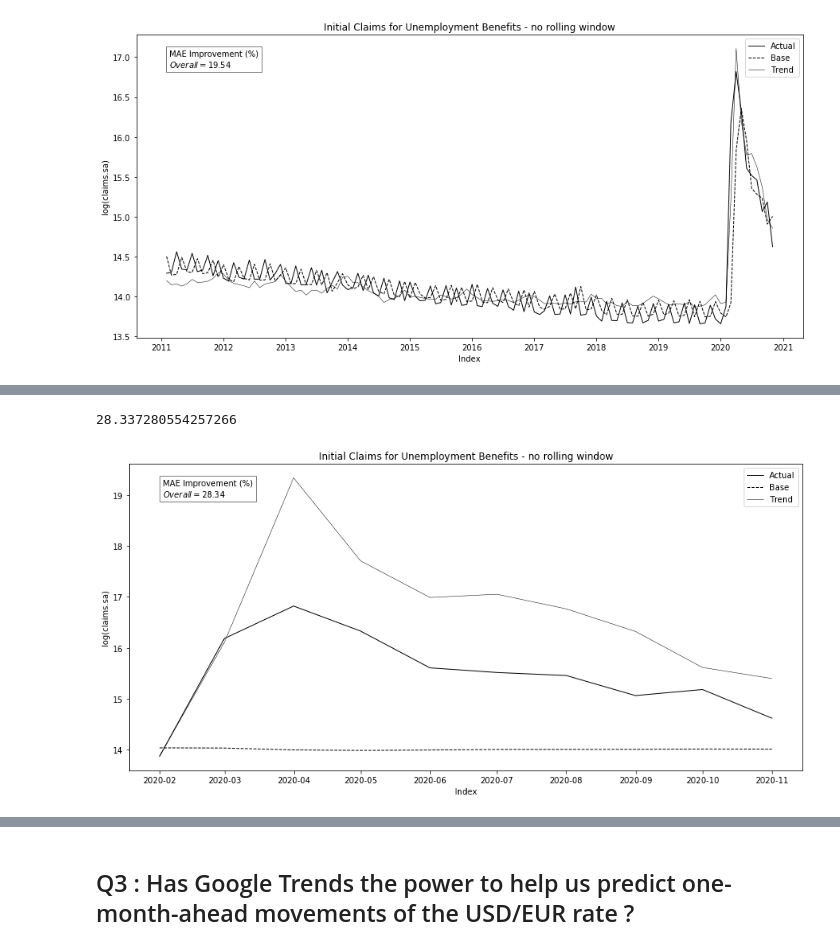
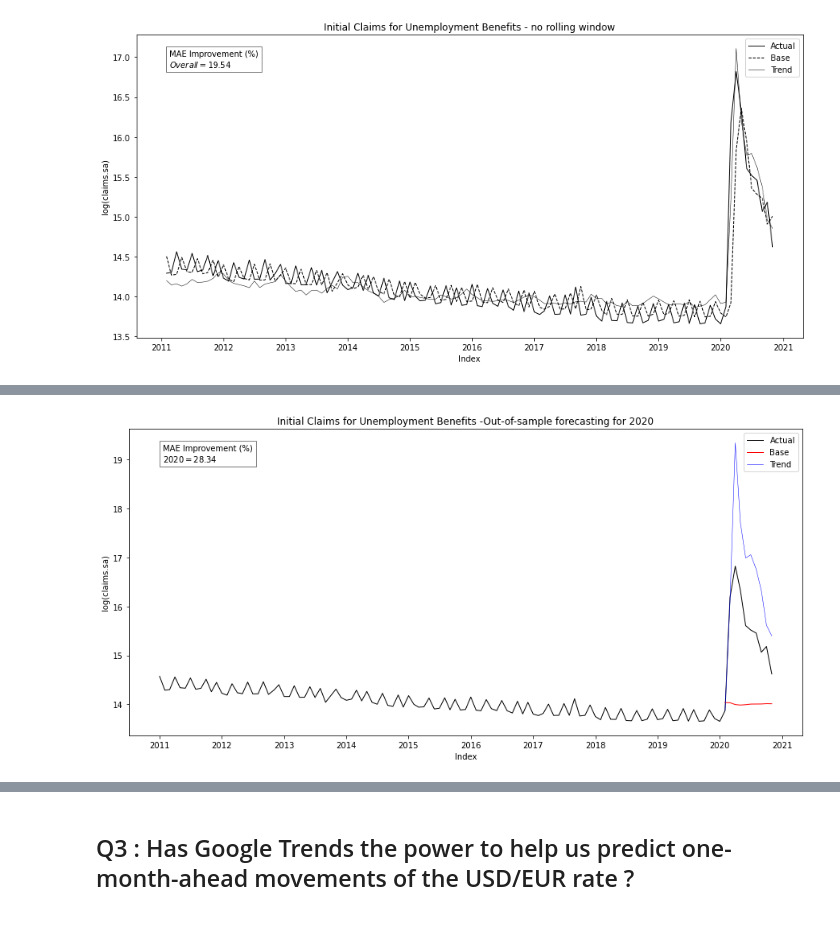
Before and after one commit to epfl-ada/ada-2020-project-milestone-p3-p3_adaimb, a Jupyter notebook: MilestoneP4.ipynb, the cells around one changed output, grey strips where cells are left out. Cells and saved outputs as stored; diff of their text form; code cells hidden in the pictures.

```diff
--- a/MilestoneP4.ipynb
+++ b/MilestoneP4.ipynb
@@ -200,9 +186,9 @@ Now, we are going to try to modify 2 parameters:
 # %%
-#Number of seasonal terms to test
+#Number of seasonal terms to test : 2,6,9,12
 
 data_iclaims['s2sa']=data_iclaims['claims_sa'].shift(2,axis=0,fill_value=0)
 data_iclaims['s6sa']=data_iclaims['claims_sa'].shift(6,axis=0,fill_value=0)
-data_iclaims['s9sa']=data_iclaims['claims_sa'].shift(9,axis=0,fill_value=0)
+data_iclaims['s8sa']=data_iclaims['claims_sa'].shift(8,axis=0,fill_value=0)
 data_iclaims['s12sa']=data_iclaims['claims_sa'].shift(12,axis=0,fill_value=0)
 
 mod4 = smf.ols(formula = 'claims_sa ~ s1sa + s2sa ', data= data_iclaims[1:] )
@@ -237,7 +223,7 @@ Predictions_trends = res_trends.predict()
 mae_base_overall = mean_absolute_error(data_iclaims.claims_sa[1:],Predictions)/(data_iclaims.claims_sa[1:].mean())
 mae_trends_overall = mean_absolute_error(data_iclaims.claims_sa[1:],Predictions_trends)/(data_iclaims.claims_sa[1:].mean())
 improvement_overall = (mae_base_overall-mae_trends_overall)/mae_base_overall*100
-print('With the seasonal term t = ',9,'the MAE improvement is ',improvement_overall,'%')
+print('With the seasonal term t = ',8,'the MAE improvement is ',improvement_overall,'%')
 
 
 mod3 = smf.ols(formula = 'claims_sa ~ s1sa +s12sa ', data= data_iclaims[1:] )
@@ -524,27 +465,24 @@ Warnings:
 mae_base2020= mean_absolute_error(df_new.ICSA[-10:],preds)/(df_new.ICSA[-10:].mean())
 mae_trends2020 = mean_absolute_error(df_new.ICSA[-10:],preds_trends)/(df_new.ICSA[-10:].mean())
 improvement2020 = (mae_base2020-mae_trends2020)/mae_base2020*100
-print(improvement2020)
-# %% [output]
-28.337280554257266
 # %%
 #Plots :
 
 fig,ax = plt.subplots()
-ax.plot(df_new['DATE'],df_new['ICSA'],color='black',label='Actual',linewidth=1)
-ax.plot(df_new['DATE'],preds,linestyle='--',color='black',label='Base',linewidth=1)
-ax.plot(df_new['DATE'],preds_trends,color='black',linewidth=0.5,label='Trend')
+ax.plot(iclaims['DATE'],iclaims['ICSA'],color='black',label='Actual',linewidth=1)
+ax.plot(df_new['DATE'],preds,linestyle='-',color='r',label='Base',linewidth=1)
+ax.plot(df_new['DATE'],preds_trends,color='b',linewidth=0.5,label='Trend')
 plt.legend()
 textstr = '\n'.join((
     r'MAE Improvement (%)',
-    r'$Overall=%.2f$'%(improvement2020,)))
+    r'$2020=%.2f$'%(improvement2020,)))
 
 ax.text(0.05, 0.95, textstr, transform=ax.transAxes, fontsize=10,
         verticalalignment='top',bbox=dict(facecolor='white', alpha=0.5))
 ax.set_ylabel('log(claims.sa)')
 ax.set_xlabel('Index')
-ax.set_title('Initial Claims for Unemployment Benefits - no rolling window')
+ax.set_title('Initial Claims for Unemployment Benefits -Out-of-sample forecasting for 2020')
 fig.set_size_inches(15,7)
 plt.show()
 # %% [output]
-[figure, old version]
+[figure, new version]
```
Also changed, not shown: parts of 33 cells of this notebook, 1 other file.
